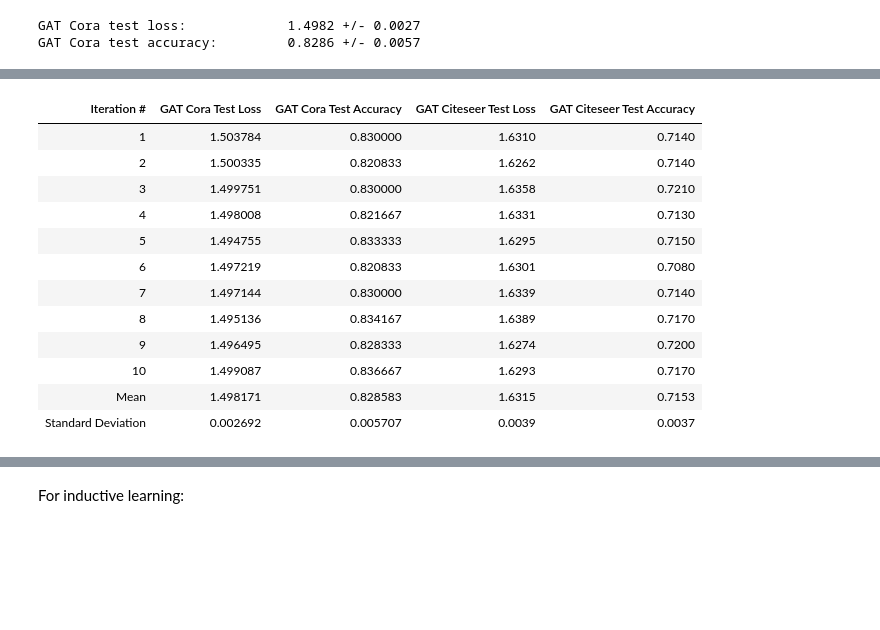
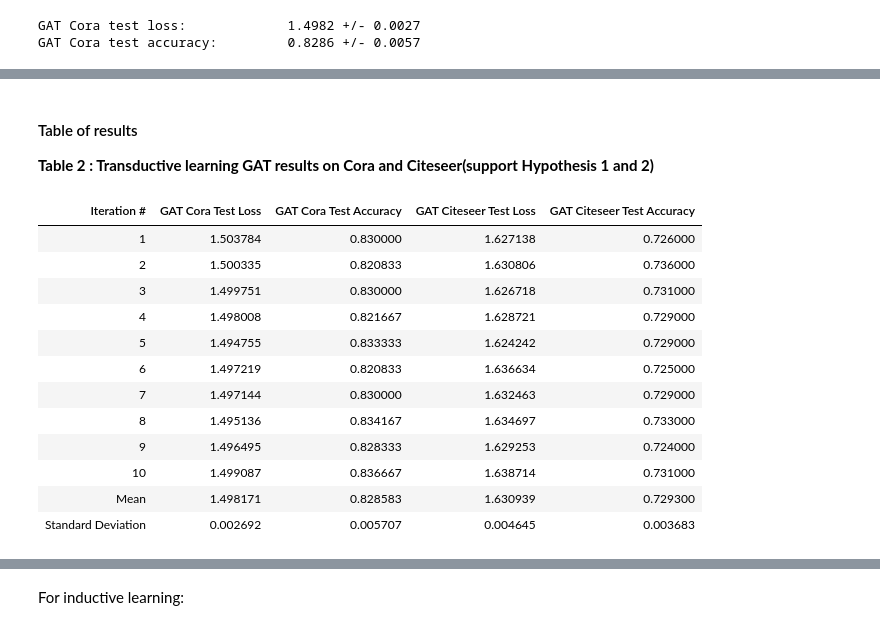
Before and after one commit to ranranrunforit/Reproducibility-Project, a Jupyter notebook: DL4H_Team_33_draft_cz78.ipynb, the cells around one changed output, grey strips where cells are left out. Saved outputs shown, nothing was run; the diff lists cells and outputs as text; code cells hidden in the pictures; blank space fills up the shorter version.

```diff
--- a/DL4H_Team_33_draft_cz78.ipynb
+++ b/DL4H_Team_33_draft_cz78.ipynb
@@ -1217,6 +1280,6 @@ ppi_train_params = {
   "patience": 100,
   "model_name": 'GAT_ppi'
 }
-best_model, train_losses, train_scores, val_losses, val_scores = training_loop(model, ppi_train_params)
+best_model, train_losses, train_scores, val_losses, val_scores = training_loop(GAT_ppi, ppi_train_params)
 # %% [output]
 Training model...
@@ -1326,9 +1394,9 @@ def evaluate(model, batch_loader):
 # %%
 # demonstrate evaluate function on PPI, the load model is the best model
 state = torch.load('GAT_PPI')
-model.load_state_dict(state['model_state_dict'])
+GAT_ppi.load_state_dict(state['model_state_dict'])
 
-evaluate(model, test_loader)
+evaluate(GAT_ppi, test_loader)
 # %% [output]
 (0.057982299476861954, 0.9765520691871643)
 # %% [markdown]
@@ -1351,7 +1414,7 @@ def run_transductive_experiment(model, iters=100):
   for iter in range(iters):
     print()
     print("Run:", iter+1)
-    best_model, loss_values, acc_values, loss_test, acc_test = training_and_evaluate(model, (features, adj_mat), labels, idx_train, idx_val, args['epochs'])
+    best_model, loss_values, acc_values, loss_test, acc_test = training_and_evaluate(model, (features, adj_mat), labels, idx_train, idx_val, args['epochs'], args['patience'], False)
     losses.append(loss_test)
     scores.append(acc_test)
   losses = torch.tensor(losses)
@@ -1437,31 +1498,45 @@ GAT Citeseer test accuracy:     0.7153 +/- 0.0037
+# %%
+#loss_citeseer = loss_citeseer[:10]
+#acc_citeseer = acc_citeseer[:10]
+losses_gat_citeseer = np.append(losses_gat_citeseer, loss_mean_gat_citeseer)
+losses_gat_citeseer = np.append(losses_gat_citeseer, loss_std_gat_citeseer)
+scores_gat_citeseer = np.append(scores_gat_citeseer, score_mean_gat_citeseer)
+scores_gat_citeseer = np.append(scores_gat_citeseer, score_std_gat_citeseer)
+# %% [markdown]
+####  Table of results
+
+**Table 2 : Transductive learning GAT results on Cora and Citeseer(support Hypothesis 1 and 2)**
 # %%
 # this result is from cell output in previous experiments
-# unfortunely google always disconnect me from GPU after ran 10 experiments.
-# so I have to manually type this numbers
+# unfortunely google sometimes disconnect from GPU after ran 10 experiments.
+# hence the manually type those numbers
 from IPython.display import display, HTML
 import pandas as pd
 
 df_gat_cora_citeseer = pd.DataFrame({'Iteration #' : [1, 2, 3, 4, 5, 6, 7, 8, 9, 10, 'Mean', 'Standard Deviation'],
-                   'GAT Cora Test Loss' :losses_gat_cora ,
-                  'GAT Cora Test Accuracy' :scores_gat_cora,
-                           # 'GAT Cora Test Loss' : [ 1.4906, 1.4796, 1.4891, 1.4825, 1.5054, 1.4864, 1.4997, 1.5004, 1.5034, 1.4894, 1.4926, 0.0090],
-                           # 'GAT Cora Test Accuracy' : [ 0.8267, 0.8208, 0.8217, 0.8258, 0.8242, 0.8233, 0.8300, 0.8283, 0.8325, 0.8267, 0.8260, 0.0037],
-                            'GAT Citeseer Test Loss' : [ 1.6310, 1.6262, 1.6358, 1.6331, 1.6295, 1.6301, 1.6339, 1.6389, 1.6274, 1.6293 , 1.6315, 0.0039],
-                            'GAT Citeseer Test Accuracy' : [ 0.7140, 0.7140, 0.7210, 0.7130, 0.7150, 0.7080, 0.7140, 0.7170, 0.7200, 0.7170, 0.7153, 0.0037],
+                   #'GAT Cora Test Loss' :losses_gat_cora ,
+                  #'GAT Cora Test Accuracy' :scores_gat_cora,
+                           'GAT Cora Test Loss' : [ 1.503784,1.500335,1.499751,1.498008,1.494755,1.497219,1.497144,1.495136,1.496495,1.499087,1.498171,0.002692],
+                           'GAT Cora Test Accuracy' : [ 0.830000,0.820833,0.830000,0.821667,0.833333,0.820833,0.830000,0.834167,0.828333,0.836667,0.828583,0.005707],
+                            #'GAT Citeseer Test Loss' : [ 1.6310, 1.6262, 1.6358, 1.6331, 1.6295, 1.6301, 1.6339, 1.6389, 1.6274, 1.6293 , 1.6315, 0.0039],
+                            #'GAT Citeseer Test Accuracy' : [ 0.7140, 0.7140, 0.7210, 0.7130, 0.7150, 0.7080, 0.7140, 0.7170, 0.7200, 0.7170, 0.7153, 0.0037],
+                            'GAT Citeseer Test Loss' : losses_gat_citeseer ,
+                            'GAT Citeseer Test Accuracy' : scores_gat_citeseer ,
+
                             })
 #display(df)
 display(HTML(df_gat_cora_citeseer.to_html(index=False)))
 # %% [output]
 | Iteration # | GAT Cora Test Loss | GAT Cora Test Accuracy | GAT Citeseer Test Loss | GAT Citeseer Test Accuracy |
-| 1 | 1.503784 | 0.830000 | 1.6310 | 0.7140 |
-| 2 | 1.500335 | 0.820833 | 1.6262 | 0.7140 |
-| 3 | 1.499751 | 0.830000 | 1.6358 | 0.7210 |
-| 4 | 1.498008 | 0.821667 | 1.6331 | 0.7130 |
-| 5 | 1.494755 | 0.833333 | 1.6295 | 0.7150 |
-| 6 | 1.497219 | 0.820833 | 1.6301 | 0.7080 |
-| 7 | 1.497144 | 0.830000 | 1.6339 | 0.7140 |
-| 8 | 1.495136 | 0.834167 | 1.6389 | 0.7170 |
-| 9 | 1.496495 | 0.828333 | 1.6274 | 0.7200 |
-| 10 | 1.499087 | 0.836667 | 1.6293 | 0.7170 |
-| Mean | 1.498171 | 0.828583 | 1.6315 | 0.7153 |
-| Standard Deviation | 0.002692 | 0.005707 | 0.0039 | 0.0037 |
+| 1 | 1.503784 | 0.830000 | 1.627138 | 0.726000 |
+| 2 | 1.500335 | 0.820833 | 1.630806 | 0.736000 |
+| 3 | 1.499751 | 0.830000 | 1.626718 | 0.731000 |
+| 4 | 1.498008 | 0.821667 | 1.628721 | 0.729000 |
+| 5 | 1.494755 | 0.833333 | 1.624242 | 0.729000 |
+| 6 | 1.497219 | 0.820833 | 1.636634 | 0.725000 |
+| 7 | 1.497144 | 0.830000 | 1.632463 | 0.729000 |
+| 8 | 1.495136 | 0.834167 | 1.634697 | 0.733000 |
+| 9 | 1.496495 | 0.828333 | 1.629253 | 0.724000 |
+| 10 | 1.499087 | 0.836667 | 1.638714 | 0.731000 |
+| Mean | 1.498171 | 0.828583 | 1.630939 | 0.729300 |
+| Standard Deviation | 0.002692 | 0.005707 | 0.004645 | 0.003683 |
```
Also changed, not shown: parts of 76 cells of this notebook.
